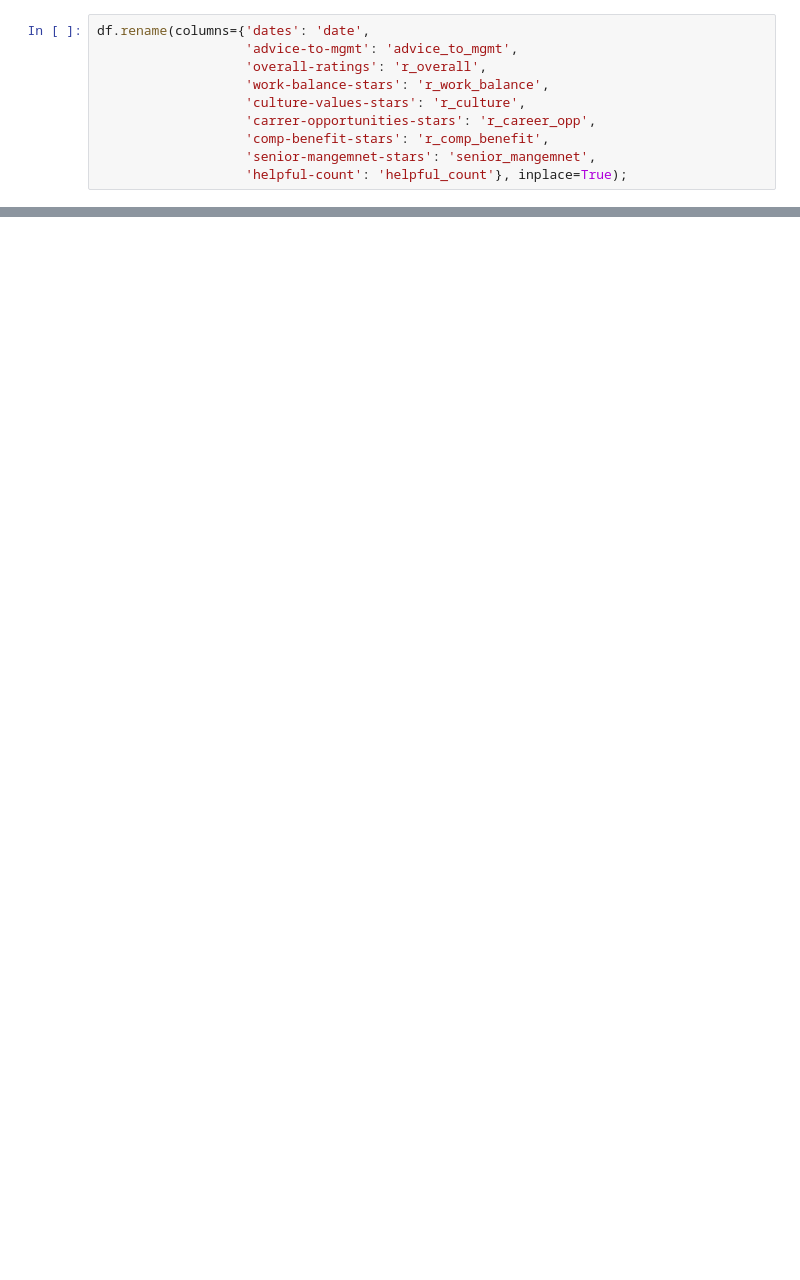
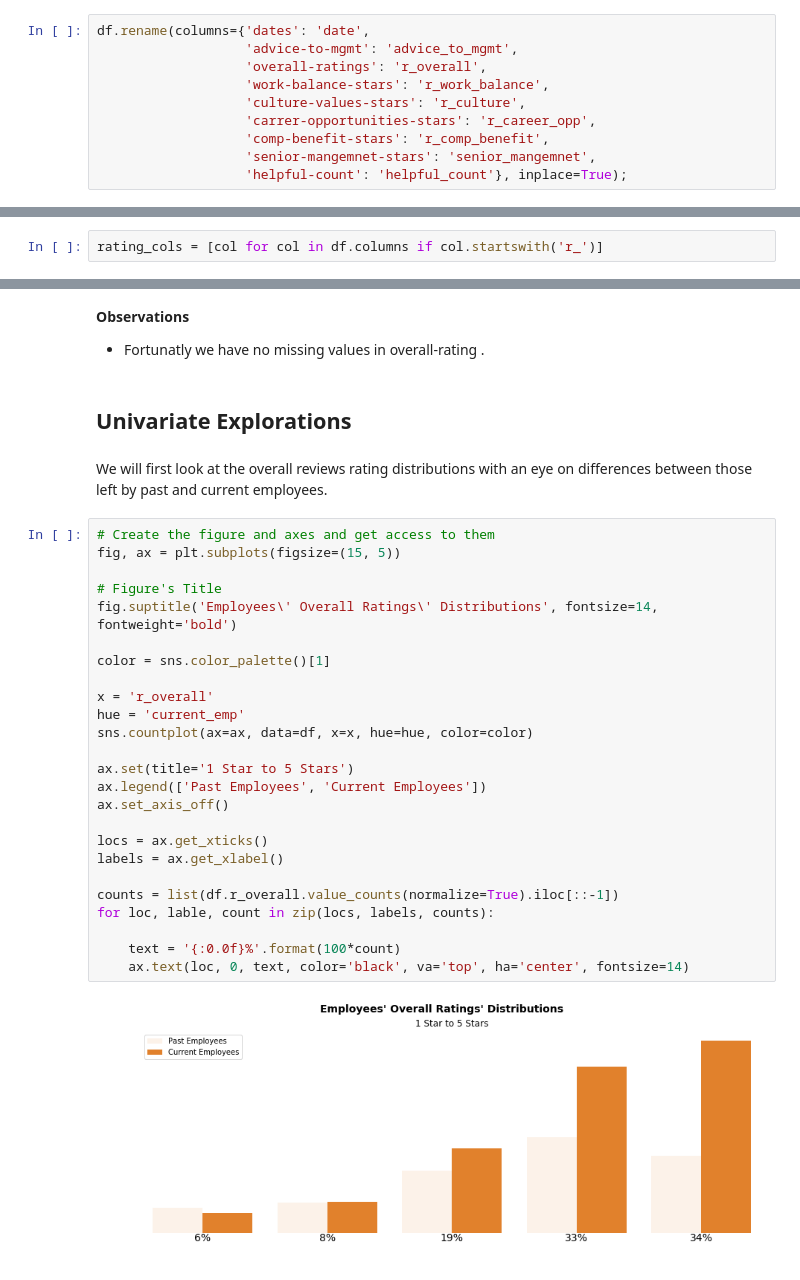
Before and after one commit to bnikanjam/eda_glassdoor, a Jupyter notebook: top_tech_workplace_experiance.ipynb, the cells around one changed output, grey strips where cells are left out. Saved outputs shown, nothing was run; the diff lists cells and outputs as text; blank space fills up the shorter version.

```diff
--- a/top_tech_workplace_experiance.ipynb
+++ b/top_tech_workplace_experiance.ipynb
@@ -267,0 +300,2 @@ df.drop(columns=drop_columns, axis=1, inplace=True)
+# %%
+rating_cols = [col for col in df.columns if col.startswith('r_')]
@@ -443,0 +366,34 @@ dtype: int64
+# %% [markdown]
+**Observations**
+- Fortunatly we have no missing values in overall-rating .
+# %% [markdown]
+## Univariate Explorations
+# %% [markdown]
+We will first look at the overall reviews rating distributions with an eye on differences between those left by past and current employees.
+# %%
+# Create the figure and axes and get access to them
+fig, ax = plt.subplots(figsize=(15, 5))
+
+# Figure's Title
+fig.suptitle('Employees\' Overall Ratings\' Distributions', fontsize=14, fontweight='bold')
+
+color = sns.color_palette()[1]
+
+x = 'r_overall'
+hue = 'current_emp'
+sns.countplot(ax=ax, data=df, x=x, hue=hue, color=color)
+
+ax.set(title='1 Star to 5 Stars')
+ax.legend(['Past Employees', 'Current Employees'])
+ax.set_axis_off()
+
+locs = ax.get_xticks()
+labels = ax.get_xlabel()
+
+counts = list(df.r_overall.value_counts(normalize=True).iloc[::-1])
+for loc, lable, count in zip(locs, labels, counts):
+
+    text = '{:0.0f}%'.format(100*count)
+    ax.text(loc, 0, text, color='black', va='top', ha='center', fontsize=14)
+# %% [output]
+[figure, added]
```
Also changed, not shown: parts of 75 cells of this notebook, 3 other files.
